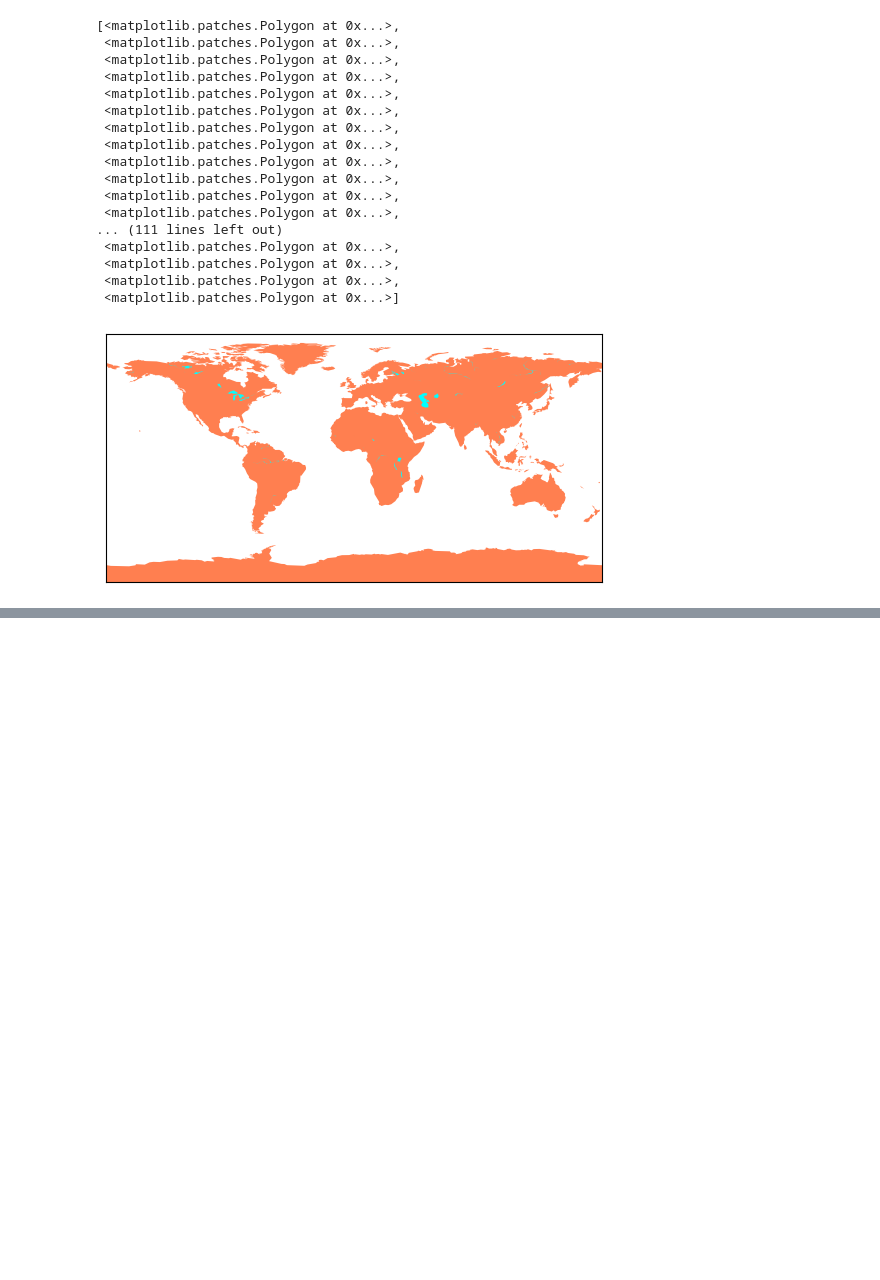
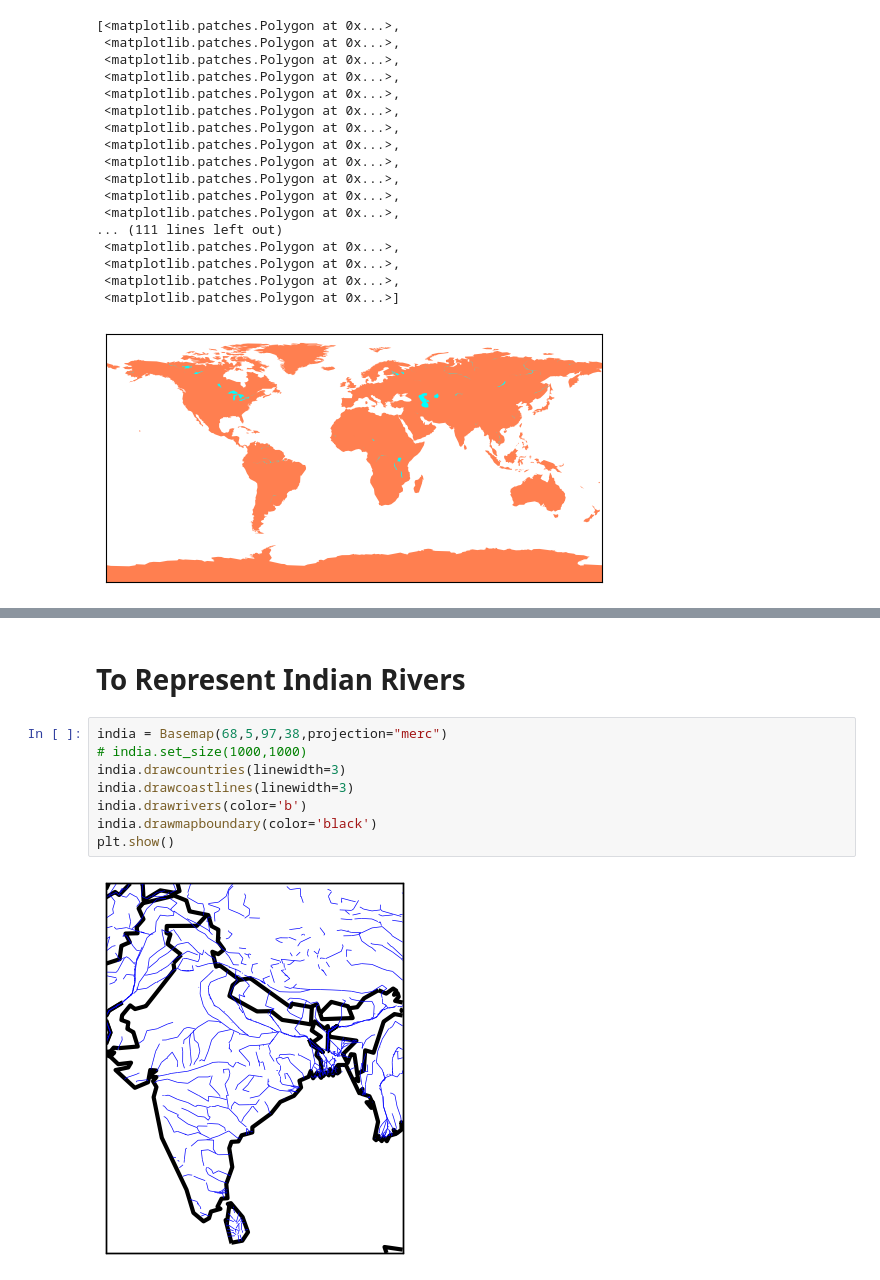
Before and after one commit to HimanshuHeda/Advance_Python, a Jupyter notebook: basemap.ipynb, the cells around one changed output, grey strips where cells are left out. Saved outputs shown, nothing was run; the diff lists cells and outputs as text; blank space fills up the shorter version.

```diff
--- a/basemap.ipynb
+++ b/basemap.ipynb
@@ -36,0 +52,12 @@ map.fillcontinents(color='coral',lake_color='aqua')
+# %% [markdown]
+# To Represent Indian Rivers
+# %%
+india = Basemap(68,5,97,38,projection="merc")
+# india.set_size(1000,1000)
+india.drawcountries(linewidth=3)
+india.drawcoastlines(linewidth=3)
+india.drawrivers(color='b')
+india.drawmapboundary(color='black')
+plt.show()
+# %% [output]
+[figure, added]
```
Also changed, not shown: parts of 7 cells of this notebook, 2 other files.
